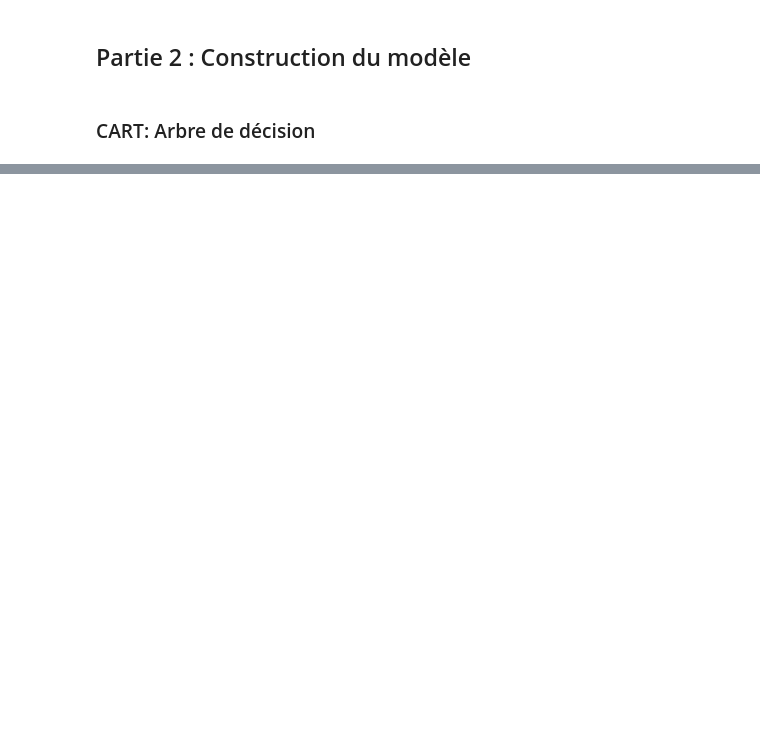
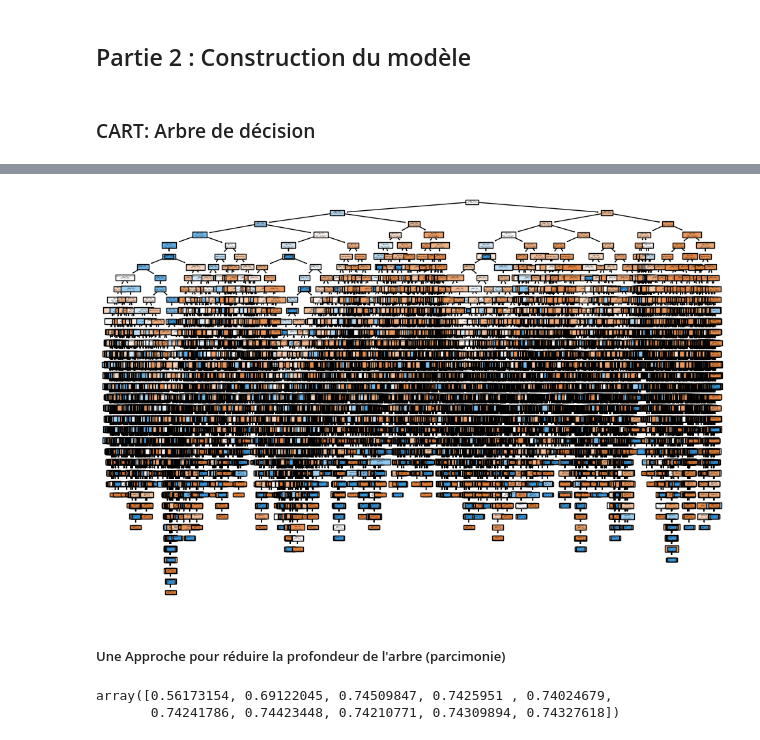
Before and after one commit to Patricia-Koto/sda_ML, a Jupyter notebook: loan_credit.ipynb, the cells around one changed output, grey strips where cells are left out. Drawn from its saved outputs; the diff is of its cells as text; code cells hidden in the pictures; blank space fills up the shorter version.

```diff
--- a/loan_credit.ipynb
+++ b/loan_credit.ipynb
@@ -341,0 +377,3 @@ model = DecisionTreeClassifier(max_depth=3, random_state=42)
+# %%
+# Instancier les données
+clf = DecisionTreeClassifier(random_state=42)
@@ -341,0 +519,13 @@ model = DecisionTreeClassifier(max_depth=3, random_state=42)
+# %%
+from sklearn.tree import plot_tree
+
+plt.figure(figsize=(12, 8))
+plot_tree(clf,
+         feature_names=feature_names, # C'est ici que l'on passe la liste des noms des colonnes
+         class_names=['non-default (0)', 'default(1)'],
+        filled=True)
+plt.show()
+# %% [output]
+[figure, added]
+# %% [markdown]
+##### Une Approche pour réduire la profondeur de l'arbre (parcimonie)
@@ -341,0 +539,7 @@ model = DecisionTreeClassifier(max_depth=3, random_state=42)
+# %%
+N_SUBSETS = 10
+tree_scores_small = cross_val_score(clf, X_smote, y_smote, cv=N_SUBSETS)
+tree_scores_small
+# %% [output]
+array([0.56173154, 0.69122045, 0.74509847, 0.7425951 , 0.74024679,
+       0.74241786, 0.74423448, 0.74210771, 0.74309894, 0.74327618])
```
Also changed, not shown: parts of 56 cells of this notebook, 3 other files.
